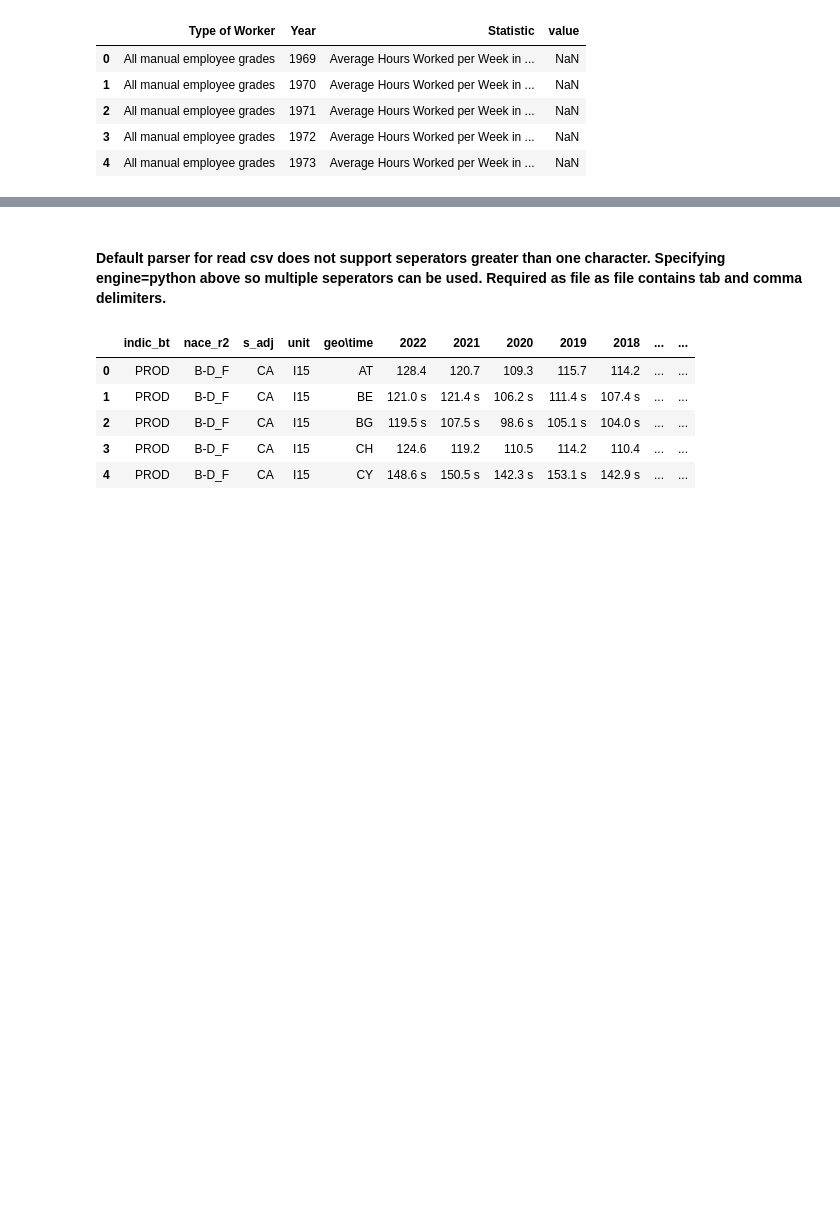
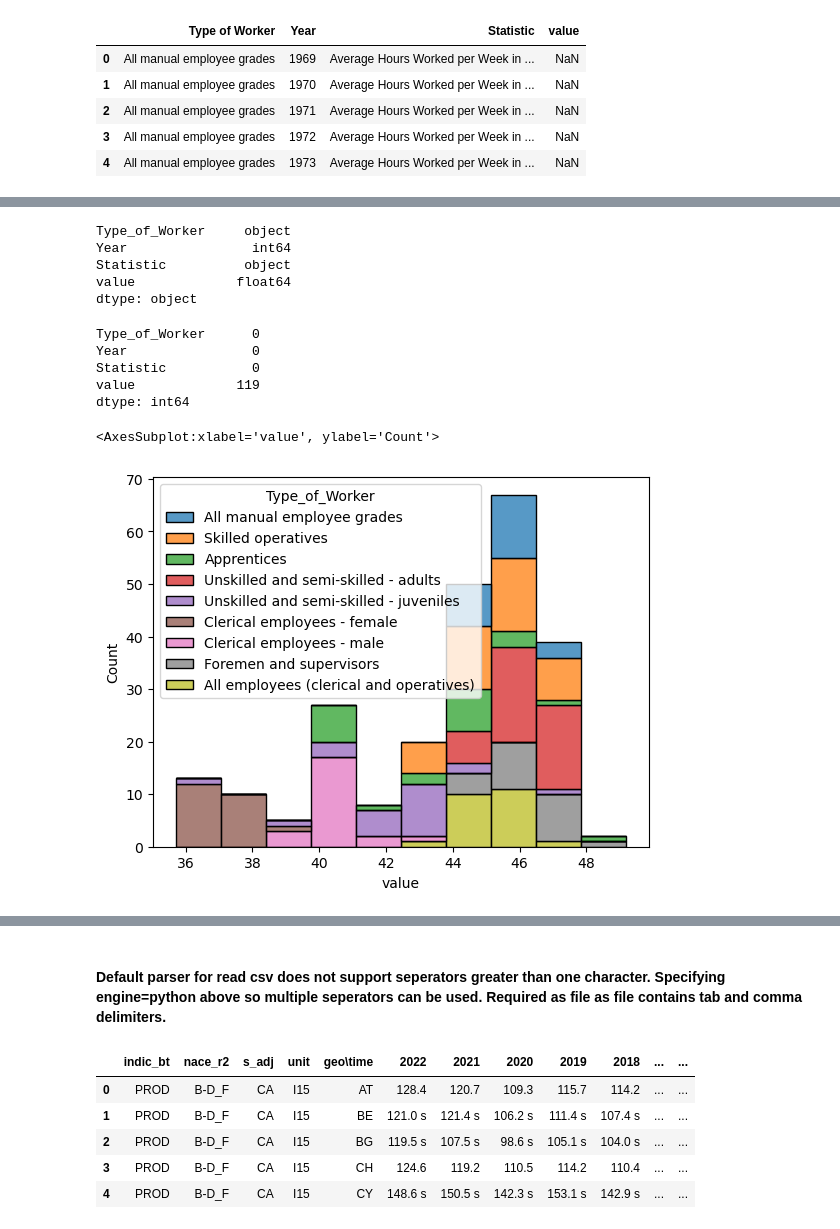
Before and after one commit to rachelhurleycct/CA2, a Jupyter notebook: CA2.ipynb, the cells around one changed output, grey strips where cells are left out. Drawn from its saved outputs; the diff is of its cells as text; code cells hidden in the pictures; blank space fills up the shorter version.

```diff
--- a/CA2.ipynb
+++ b/CA2.ipynb
@@ -199,0 +76,2 @@ dtype: int64
+# %%
+df1 = df1.rename(columns={'Type of Worker': 'Type_of_Worker'})
@@ -199,0 +106,8 @@ dtype: int64
+# %%
+df1C.dtypes
+# %% [output]
+Type_of_Worker     object
+Year                int64
+Statistic          object
+value             float64
+dtype: object
@@ -199,0 +118,16 @@ dtype: int64
+# %%
+df1null
+
+##High number of NaN values in the value column.
+# %% [output]
+Type_of_Worker      0
+Year                0
+Statistic           0
+value             119
+dtype: int64
+# %%
+sns.histplot(data=df1, x='value', hue='Type_of_Worker', multiple='stack')
+##REF-https://realpython.com/python-statistics/
+# %% [output]
+<AxesSubplot:xlabel='value', ylabel='Count'>
+[figure, added]
```
Also changed, not shown: parts of 131 cells of this notebook.
